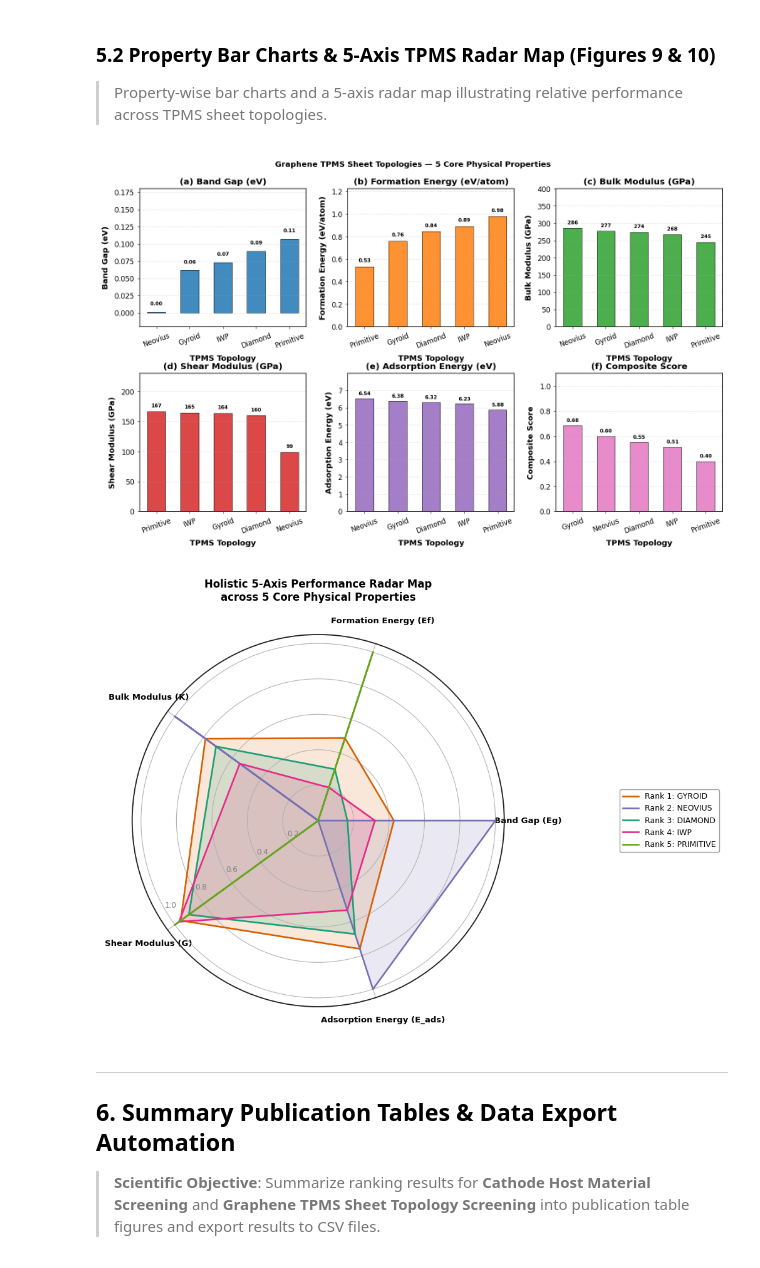
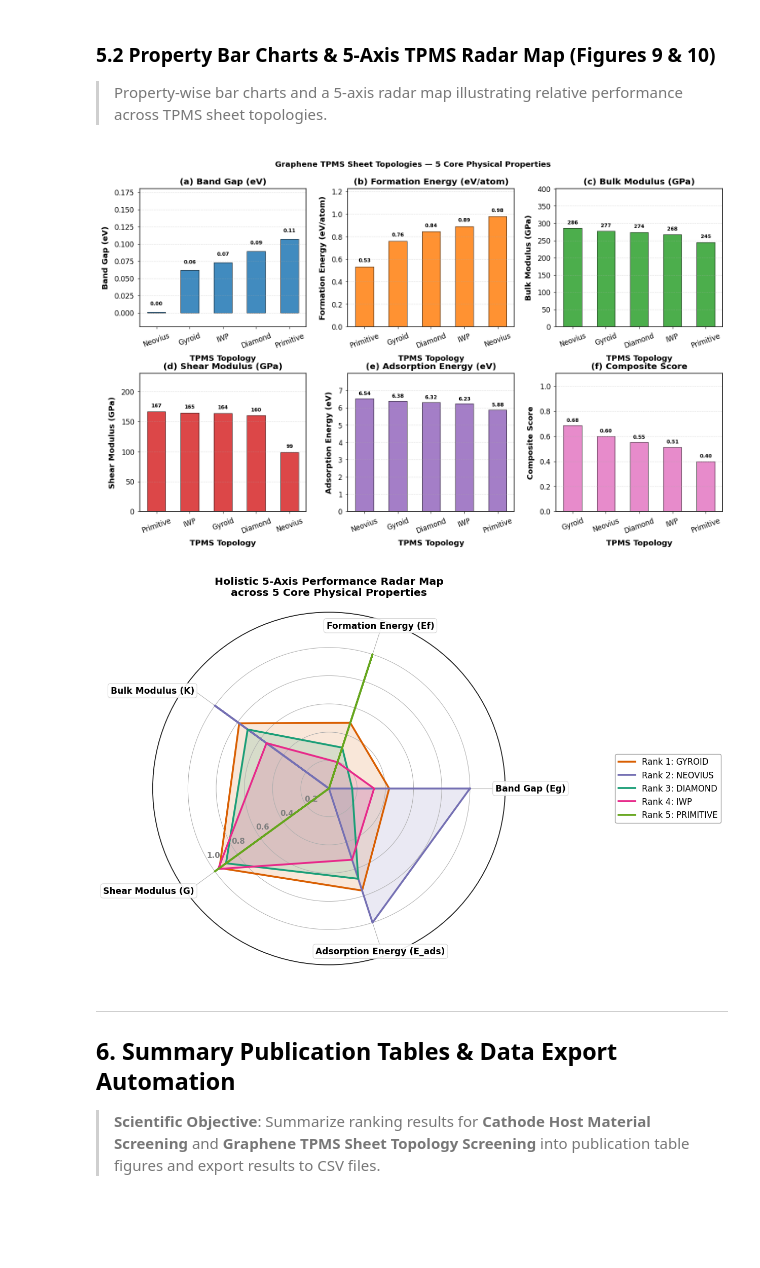
Before and after one commit to amar-codes02/CGCNN-MULTI-PROPERTY, a Jupyter notebook: notebooks/JARVIS_DFT3D_Data_Extraction.ipynb, the cells around one changed output. Saved outputs shown, nothing was run; the diff lists cells and outputs as text; code cells hidden in the pictures; blank space fills up the shorter version.

```diff
--- a/notebooks/JARVIS_DFT3D_Data_Extraction.ipynb
+++ b/notebooks/JARVIS_DFT3D_Data_Extraction.ipynb
@@ -1266,42 +1277,53 @@ categories = [
     "Bulk Modulus (K)",
     "Shear Modulus (G)",
     "Adsorption Energy (E_ads)"
 ]
 N = len(categories)
 angles = [n / float(N) * 2 * np.pi for n in range(N)]
 angles += angles[:1]
 
-fig, ax = plt.subplots(figsize=(10.5, 8.2), subplot_kw=dict(polar=True))
+fig, ax = plt.subplots(figsize=(11.5, 9.0), subplot_kw=dict(polar=True))
 colors_tpms = ["#d95f02", "#7570b3", "#1b9e77", "#e7298a", "#66a61e"]
 
 for idx, row in df_tpms.iterrows():
     values = [
         row["Score_Band_Gap"],
         row["Score_Formation_Energy"],
         row["Score_Bulk_Modulus"],
         row["Score_Shear_Modulus"],
         row["Score_Adsorption_Energy"]
     ]
     values += values[:1]
 
-    ax.plot(angles, values, linewidth=2.0, linestyle="solid", label=f"Rank {row['Overall_Rank']}: {row['TPMS']}", color=colors_tpms[idx])
+    ax.plot(angles, values, linewidth=2.8, linestyle="solid", label=f"Rank {row['Overall_Rank']}: {row['TPMS']}", color=colors_tpms[idx])
     ax.fill(angles, values, color=colors_tpms[idx], alpha=0.15)
 
 ax.set_xticks(angles[:-1])
-ax.set_xticklabels(categories, fontweight="bold", fontsize=10.0)
-ax.tick_params(axis="x", pad=18)
+ax.set_xticklabels([])
 ax.set_rlabel_position(210)
-plt.yticks([0.2, 0.4, 0.6, 0.8, 1.0], ["0.2", "0.4", "0.6", "0.8", "1.0"], color="grey", size=9.0)
-plt.ylim(0, 1.05)
+plt.yticks([0.2, 0.4, 0.6, 0.8, 1.0], ["0.2", "0.4", "0.6", "0.8", "1.0"], color="grey", size=11.5, fontweight="bold")
+plt.ylim(0, 1.25)
 
-plt.title("Holistic 5-Axis Performance Radar Map\nacross 5 Core Physical Properties", fontsize=12.5, fontweight="bold", pad=20)
-plt.legend(loc="center left", bbox_to_anchor=(1.30, 0.5), frameon=True, facecolor="white", edgecolor="gray", fontsize=9.5)
+alignments = [
+    ("left", "center"),
+    ("center", "bottom"),
+    ("right", "center"),
+    ("right", "top"),
+    ("center", "top")
+]
+
+for angle, label, (ha, va) in zip(angles[:-1], categories, alignments):
+    ax.text(angle, 1.18, label, fontweight="bold", fontsize=13.0, ha=ha, va=va,
+            bbox=dict(boxstyle="round,pad=0.3", facecolor="white", edgecolor="#cccccc", alpha=0.9, linewidth=0.8))
+
+plt.title("Holistic 5-Axis Performance Radar Map\nacross 5 Core Physical Properties", fontsize=15.5, fontweight="bold", pad=25)
+plt.legend(loc="center left", bbox_to_anchor=(1.30, 0.5), frameon=True, facecolor="white", edgecolor="gray", fontsize=12.5)
 plt.tight_layout(pad=2.0)
 save_paper_fig(fig, "fig10_tpms_radar_comparison")
 plt.show()
 # %% [output]
 [figure]
-[figure, old version]
+[figure, new version]
 # %% [markdown]
 ---
 ## 6. Summary Publication Tables & Data Export Automation
```
Also changed, not shown: parts of 1 cell of this notebook, 24 other files.
